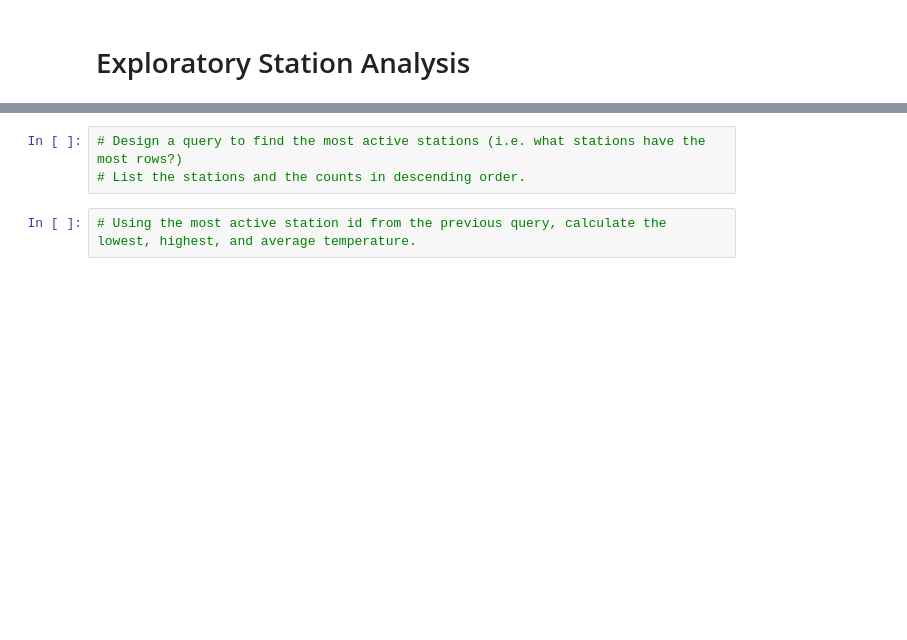
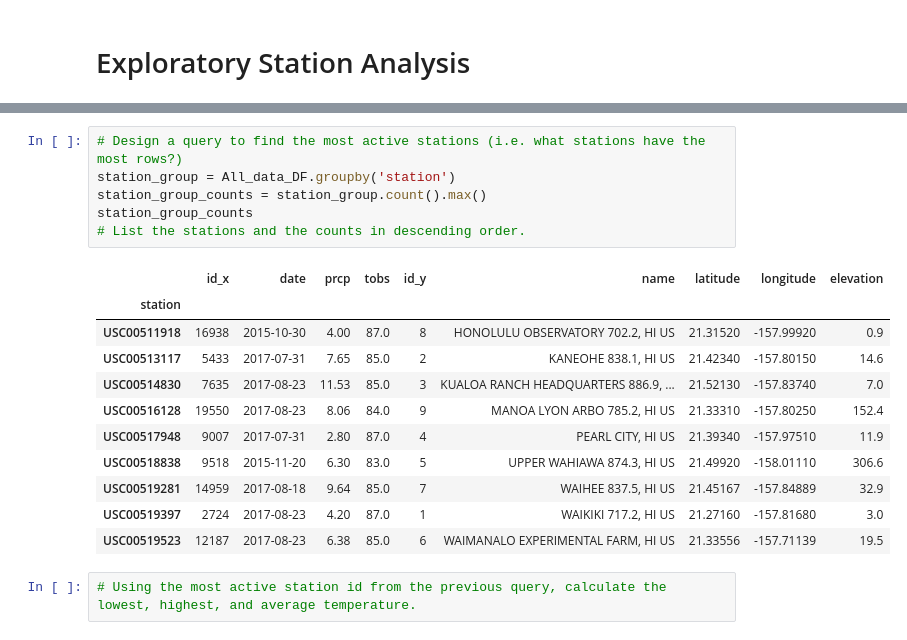
Before and after one commit to eclevela-1234/sqlalchemy-challenge, a Jupyter notebook: eliot_climate_starter.ipynb, the cells around one changed output, grey strips where cells are left out. Saved outputs shown, nothing was run; the diff lists cells and outputs as text; blank space fills up the shorter version.

```diff
--- a/eliot_climate_starter.ipynb
+++ b/eliot_climate_starter.ipynb
@@ -158,6 +203,21 @@ Year_data_DF.describe()
 # %%
 # Design a query to find the most active stations (i.e. what stations have the most rows?)
+station_group = All_data_DF.groupby('station')
+station_group_counts = station_group.count().max()
+station_group_counts
 # List the stations and the counts in descending order.
+# %% [output]
+|  | id_x | date | prcp | tobs | id_y | name | latitude | longitude | elevation |
+| station |  |  |  |  |  |  |  |  |  |
+| USC00511918 | 16938 | 2015-10-30 | 4.00 | 87.0 | 8 | HONOLULU OBSERVATORY 702.2, HI US | 21.31520 | -157.99920 | 0.9 |
+| USC00513117 | 5433 | 2017-07-31 | 7.65 | 85.0 | 2 | KANEOHE 838.1, HI US | 21.42340 | -157.80150 | 14.6 |
+| USC00514830 | 7635 | 2017-08-23 | 11.53 | 85.0 | 3 | KUALOA RANCH HEADQUARTERS 886.9, ... | 21.52130 | -157.83740 | 7.0 |
+| USC00516128 | 19550 | 2017-08-23 | 8.06 | 84.0 | 9 | MANOA LYON ARBO 785.2, HI US | 21.33310 | -157.80250 | 152.4 |
+| USC00517948 | 9007 | 2017-07-31 | 2.80 | 87.0 | 4 | PEARL CITY, HI US | 21.39340 | -157.97510 | 11.9 |
+| USC00518838 | 9518 | 2015-11-20 | 6.30 | 83.0 | 5 | UPPER WAHIAWA 874.3, HI US | 21.49920 | -158.01110 | 306.6 |
+| USC00519281 | 14959 | 2017-08-18 | 9.64 | 85.0 | 7 | WAIHEE 837.5, HI US | 21.45167 | -157.84889 | 32.9 |
+| USC00519397 | 2724 | 2017-08-23 | 4.20 | 87.0 | 1 | WAIKIKI 717.2, HI US | 21.27160 | -157.81680 | 3.0 |
+| USC00519523 | 12187 | 2017-08-23 | 6.38 | 85.0 | 6 | WAIMANALO EXPERIMENTAL FARM, HI US | 21.33556 | -157.71139 | 19.5 |
 # %%
 # Using the most active station id from the previous query, calculate the lowest, highest, and average temperature.
 # %%
```
Also changed, not shown: parts of 4 cells of this notebook.
